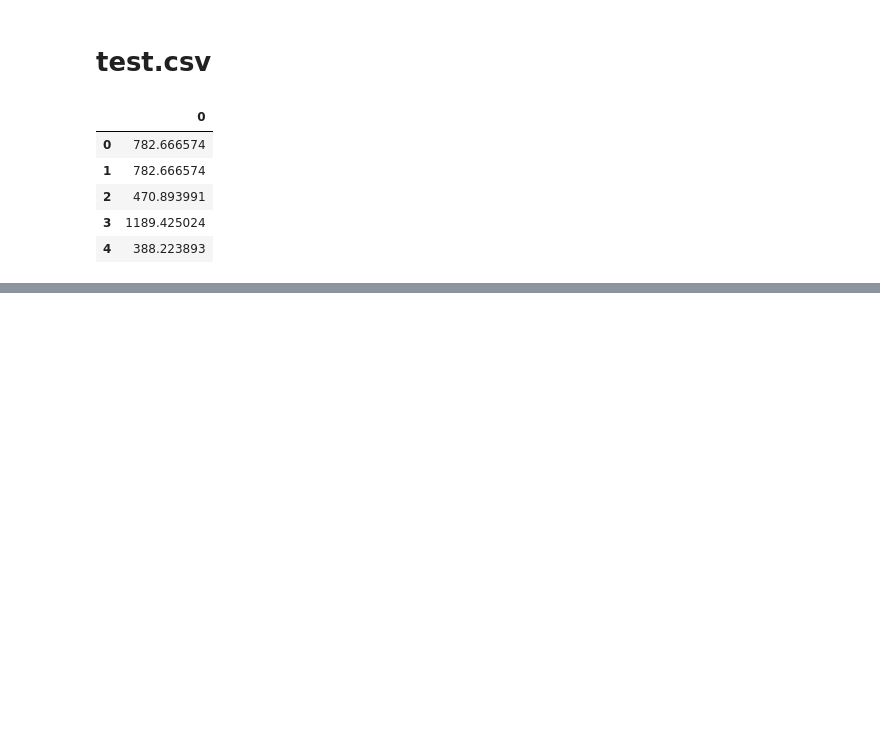
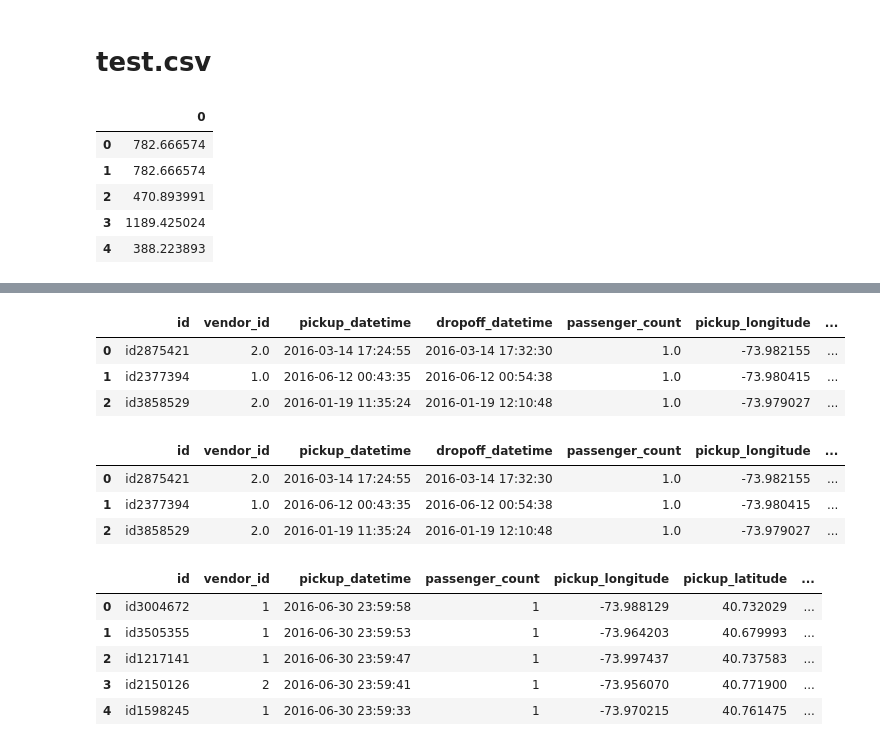
Before and after one commit to fairyofstats/taxi, a Jupyter notebook: kaggle_ML.ipynb, the cells around one changed output, grey strips where cells are left out. Cells and saved outputs as stored; diff of their text form; code cells hidden in the pictures; blank space fills up the shorter version.

```diff
--- a/kaggle_ML.ipynb
+++ b/kaggle_ML.ipynb
@@ -160,0 +315,5 @@ submission_test.to_csv('submission_2.csv', sep=',', na_rep='NaN')
+# %%
+taxi_new_p = taxi_new[['speed', 'p_lon', 'p_lat']].groupby(['p_lon', 'p_lat']).mean().reset_index()
+taxi_new_p = taxi_new_p.rename(columns = {'speed': 'ave_speed'})
+taxi_new_d = taxi_new[['speed', 'd_lon', 'd_lat']].groupby(['d_lon', 'd_lat']).mean().reset_index()
+taxi_new_d = taxi_new_d.rename(columns = {'speed': 'ave_speed'})
@@ -160,0 +322,7 @@ submission_test.to_csv('submission_2.csv', sep=',', na_rep='NaN')
+# %%
+taxi_new.head(3)
+# %% [output]
+|  | id | vendor_id | pickup_datetime | dropoff_datetime | passenger_count | pickup_longitude | ... |
+| 0 | id2875421 | 2.0 | 2016-03-14 17:24:55 | 2016-03-14 17:32:30 | 1.0 | -73.982155 | ... |
+| 1 | id2377394 | 1.0 | 2016-06-12 00:43:35 | 2016-06-12 00:54:38 | 1.0 | -73.980415 | ... |
+| 2 | id3858529 | 2.0 | 2016-01-19 11:35:24 | 2016-01-19 12:10:48 | 1.0 | -73.979027 | ... |
@@ -160,0 +331,26 @@ submission_test.to_csv('submission_2.csv', sep=',', na_rep='NaN')
+# %%
+taxi_new.head(3)
+# %% [output]
+|  | id | vendor_id | pickup_datetime | dropoff_datetime | passenger_count | pickup_longitude | ... |
+| 0 | id2875421 | 2.0 | 2016-03-14 17:24:55 | 2016-03-14 17:32:30 | 1.0 | -73.982155 | ... |
+| 1 | id2377394 | 1.0 | 2016-06-12 00:43:35 | 2016-06-12 00:54:38 | 1.0 | -73.980415 | ... |
+| 2 | id3858529 | 2.0 | 2016-01-19 11:35:24 | 2016-01-19 12:10:48 | 1.0 | -73.979027 | ... |
+# %%
+
+taxi_test["p_lon"] = np.round(taxi_test['pickup_longitude'], 2)
+taxi_test["p_lat"] = np.round(taxi_test['pickup_latitude'], 2)
+taxi_test["d_lon"] = np.round(taxi_test['dropoff_longitude'], 2)
+taxi_test["d_lat"] = np.round(taxi_test['dropoff_latitude'], 2)
+# %%
+taxi_test = pd.merge(taxi_test, taxi_new_p, on = ['p_lon', 'p_lat'], how = 'left')
+# %%
+taxi_test = pd.merge(taxi_test, taxi_new_d, on = ['d_lon', 'd_lat'], how = 'left')
+# %%
+taxi_test.head()
+# %% [output]
+|  | id | vendor_id | pickup_datetime | passenger_count | pickup_longitude | pickup_latitude | ... |
+| 0 | id3004672 | 1 | 2016-06-30 23:59:58 | 1 | -73.988129 | 40.732029 | ... |
+| 1 | id3505355 | 1 | 2016-06-30 23:59:53 | 1 | -73.964203 | 40.679993 | ... |
+| 2 | id1217141 | 1 | 2016-06-30 23:59:47 | 1 | -73.997437 | 40.737583 | ... |
+| 3 | id2150126 | 2 | 2016-06-30 23:59:41 | 1 | -73.956070 | 40.771900 | ... |
+| 4 | id1598245 | 1 | 2016-06-30 23:59:33 | 1 | -73.970215 | 40.761475 | ... |
```
Also changed, not shown: parts of 45 cells of this notebook, 5 other files.
